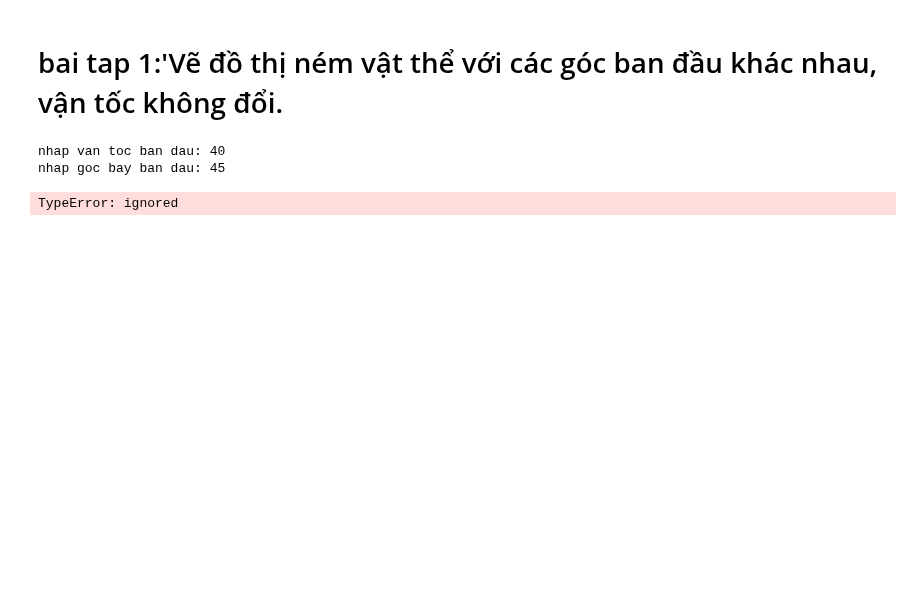
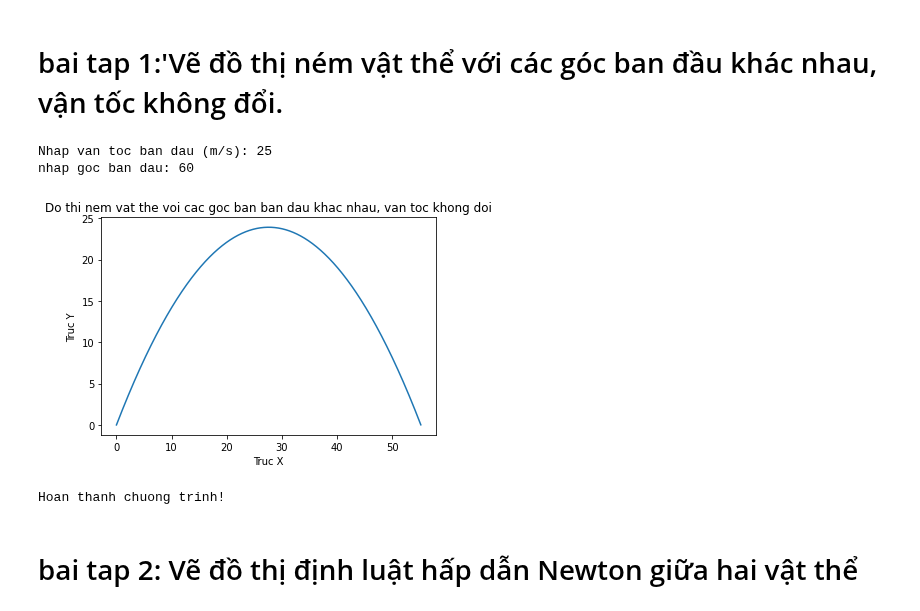
Before and after one commit to gnasche-2003/thuchanhtoancp, a Jupyter notebook: bai_tap_chuong_3.ipynb, the cells around one changed output. Saved outputs shown, nothing was run; the diff lists cells and outputs as text; code cells hidden in the pictures; blank space fills up the shorter version.

```diff
--- a/bai_tap_chuong_3.ipynb
+++ b/bai_tap_chuong_3.ipynb
@@ -17,6 +17,6 @@ def frange(start, final, interval):
   while start < final:
     numbers.append(start)
     start += interval
-  return
+  return numbers
 # %%
 def draw_trajectory(u, theta):
@@ -42,11 +38,18 @@ def draw_trajectory(u, theta):
-# %%
-  # nhap danh sach cac goc ban dau khac nhau, van toc ban dau
-  u = float(input('nhap van toc ban dau: '))
-  theta = float(input('nhap goc bay ban dau: '))
-  draw_trajectory(u, theta)
-  # Hien thi do thi
-  plt.show()
-# %% [output]
-nhap van toc ban dau: 40
-nhap goc bay ban dau: 45
-TypeError: ignored
+# %%
+try:
+  u = float(input('Nhap van toc ban dau (m/s): '))
+  theta = float(input('nhap goc ban dau: '))
+except ValueError:
+  print (' Nhap cac gia tri sai! ')
+else:
+  draw_trajectory(u, theta)
+  plt.show()
+finally:
+  print ('Hoan thanh chuong trinh!')
+# %% [output]
+Nhap van toc ban dau (m/s): 25
+nhap goc ban dau: 60
+[figure, added]
+Hoan thanh chuong trinh!
+# %% [markdown]
+# bai tap 2: Vẽ đồ thị định luật hấp dẫn Newton giữa hai vật thể
```
Also changed, not shown: parts of 5 cells of this notebook.
